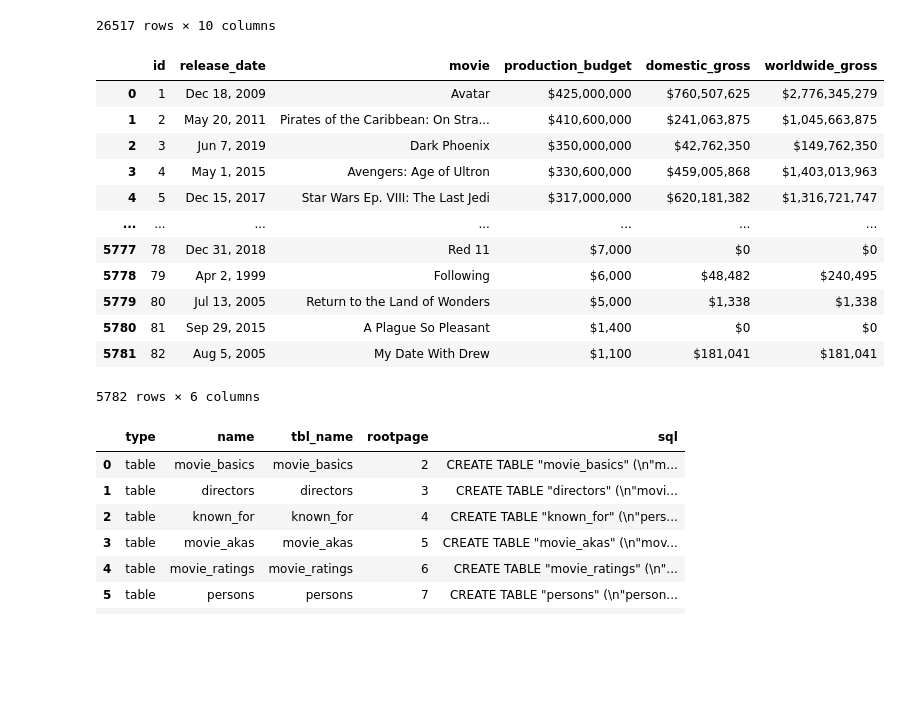
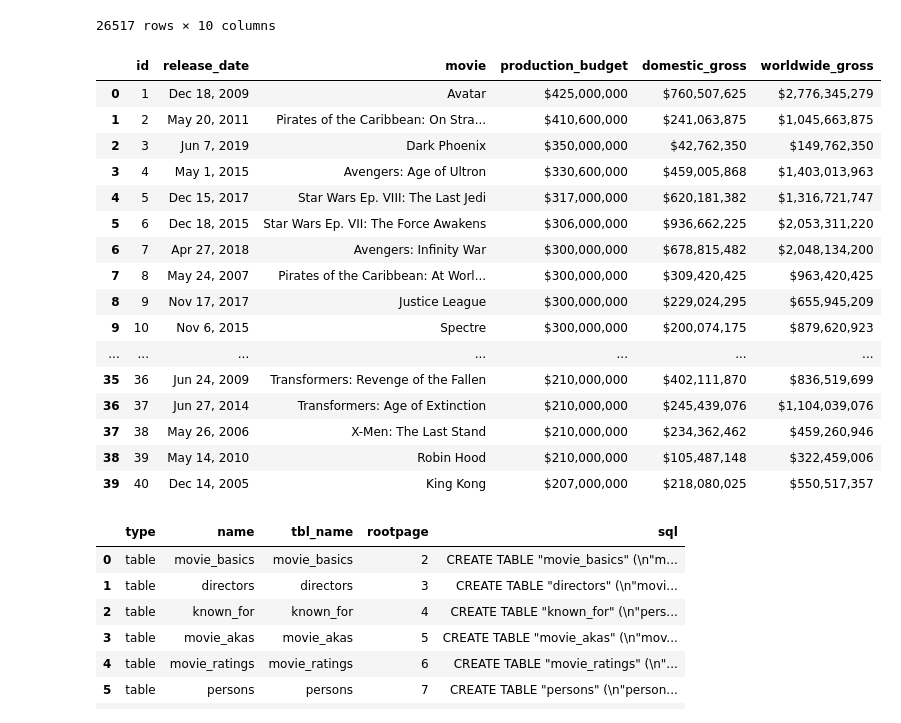
Before and after one commit to jgoett2/Phase-2-MovieProject, a Jupyter notebook: EDA1.ipynb, the cells around one changed output. Saved outputs shown, nothing was run; the diff lists cells and outputs as text; code cells hidden in the pictures; blank space fills up the shorter version.

```diff
--- a/EDA1.ipynb
+++ b/EDA1.ipynb
@@ -95,21 +94,25 @@ pd.read_csv("Data/tmdb.movies.csv")
 26517 rows × 10 columns
 # %%
 df4 = pd.read_csv("Data/tn.movie_budgets.csv")
-df4
+df4.head(40)
 # %% [output]
 |  | id | release_date | movie | production_budget | domestic_gross | worldwide_gross |
 | 0 | 1 | Dec 18, 2009 | Avatar | $425,000,000 | $760,507,625 | $2,776,345,279 |
 | 1 | 2 | May 20, 2011 | Pirates of the Caribbean: On Stra... | $410,600,000 | $241,063,875 | $1,045,663,875 |
 | 2 | 3 | Jun 7, 2019 | Dark Phoenix | $350,000,000 | $42,762,350 | $149,762,350 |
 | 3 | 4 | May 1, 2015 | Avengers: Age of Ultron | $330,600,000 | $459,005,868 | $1,403,013,963 |
 | 4 | 5 | Dec 15, 2017 | Star Wars Ep. VIII: The Last Jedi | $317,000,000 | $620,181,382 | $1,316,721,747 |
+| 5 | 6 | Dec 18, 2015 | Star Wars Ep. VII: The Force Awakens | $306,000,000 | $936,662,225 | $2,053,311,220 |
+| 6 | 7 | Apr 27, 2018 | Avengers: Infinity War | $300,000,000 | $678,815,482 | $2,048,134,200 |
+| 7 | 8 | May 24, 2007 | Pirates of the Caribbean: At Worl... | $300,000,000 | $309,420,425 | $963,420,425 |
+| 8 | 9 | Nov 17, 2017 | Justice League | $300,000,000 | $229,024,295 | $655,945,209 |
+| 9 | 10 | Nov 6, 2015 | Spectre | $300,000,000 | $200,074,175 | $879,620,923 |
 | ... | ... | ... | ... | ... | ... | ... |
-| 5777 | 78 | Dec 31, 2018 | Red 11 | $7,000 | $0 | $0 |
-| 5778 | 79 | Apr 2, 1999 | Following | $6,000 | $48,482 | $240,495 |
-| 5779 | 80 | Jul 13, 2005 | Return to the Land of Wonders | $5,000 | $1,338 | $1,338 |
-| 5780 | 81 | Sep 29, 2015 | A Plague So Pleasant | $1,400 | $0 | $0 |
-| 5781 | 82 | Aug 5, 2005 | My Date With Drew | $1,100 | $181,041 | $181,041 |
+| 35 | 36 | Jun 24, 2009 | Transformers: Revenge of the Fallen | $210,000,000 | $402,111,870 | $836,519,699 |
+| 36 | 37 | Jun 27, 2014 | Transformers: Age of Extinction | $210,000,000 | $245,439,076 | $1,104,039,076 |
+| 37 | 38 | May 26, 2006 | X-Men: The Last Stand | $210,000,000 | $234,362,462 | $459,260,946 |
+| 38 | 39 | May 14, 2010 | Robin Hood | $210,000,000 | $105,487,148 | $322,459,006 |
+| 39 | 40 | Dec 14, 2005 | King Kong | $207,000,000 | $218,080,025 | $550,517,357 |
-5782 rows × 6 columns
 # %%
 conn = sqlite3.connect("Data/im.db")
 
```
Also changed, not shown: parts of 29 cells of this notebook.
